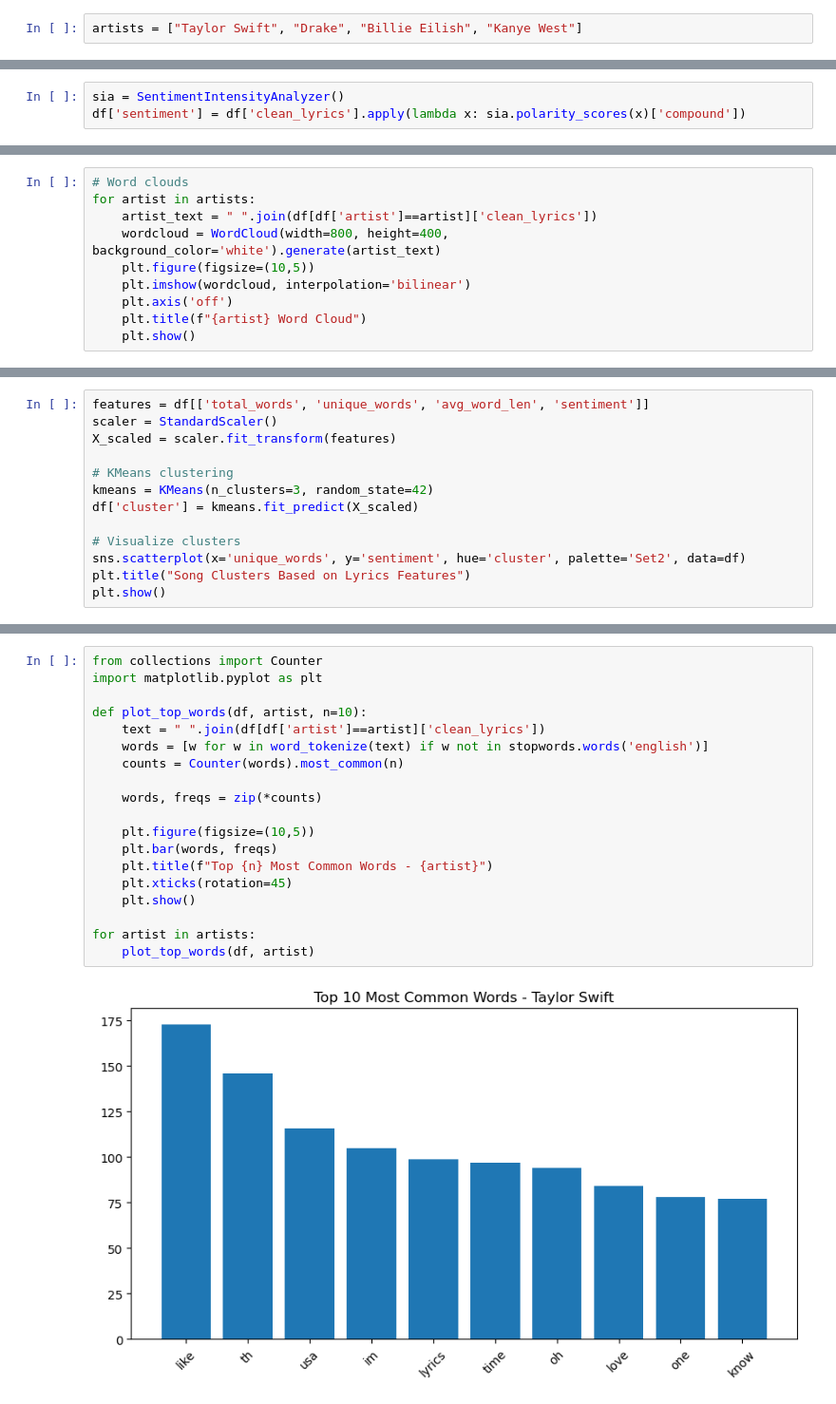
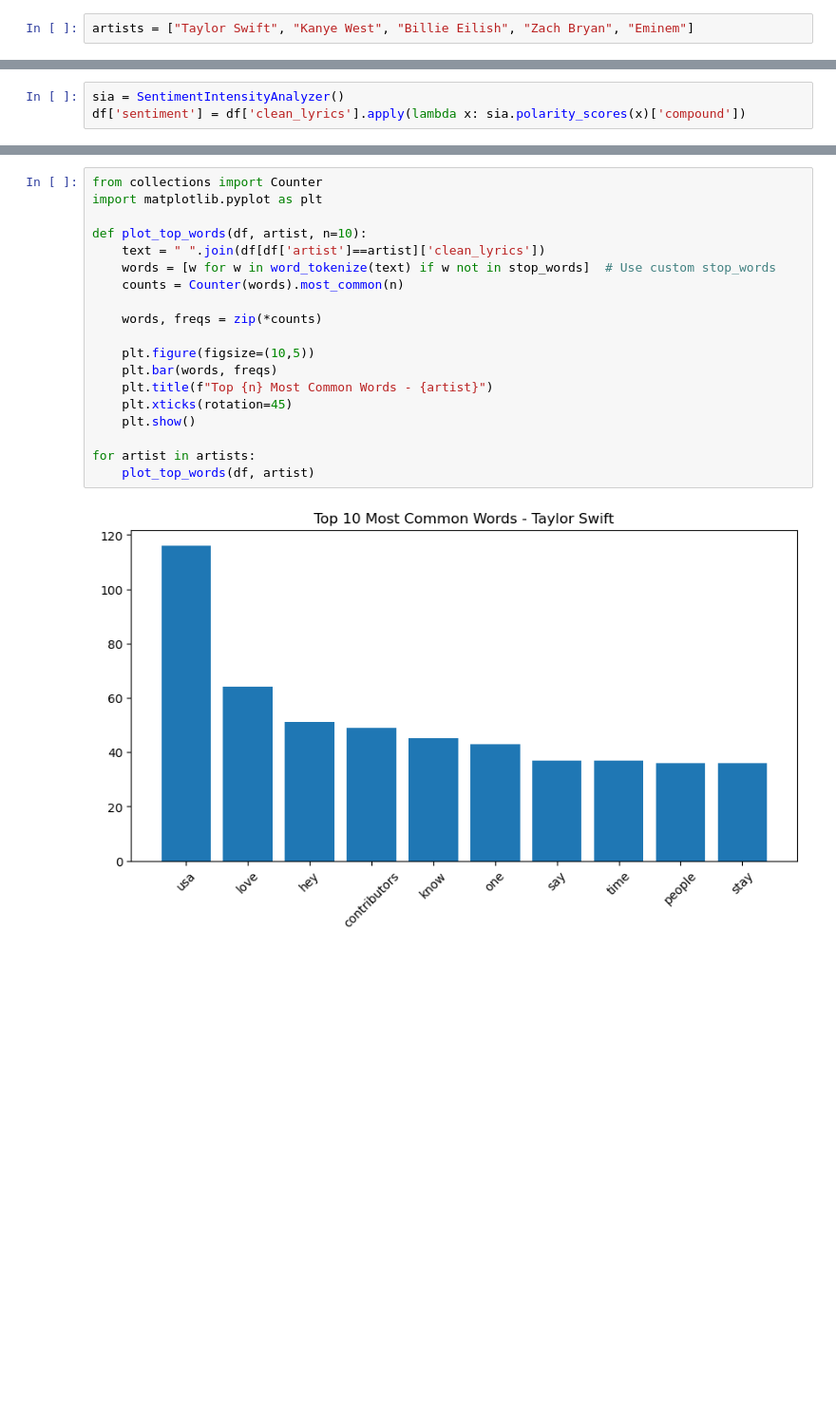
Before and after one commit to ampessin/Info-348-final-project, a Jupyter notebook: 348workspace.ipynb, the cells around one changed output, grey strips where cells are left out. Shown at 95% size. Drawn from its saved outputs; the diff is of its cells as text; blank space fills up the shorter version.

```diff
--- a/348workspace.ipynb
+++ b/348workspace.ipynb
@@ -67,4 +110,4 @@ def get_lyrics(url):
         return lyrics.get_text(separator=" ")
     return ""
 # %%
-artists = ["Taylor Swift", "Drake", "Billie Eilish", "Kanye West"]
+artists = ["Taylor Swift", "Kanye West", "Billie Eilish", "Zach Bryan", "Eminem"]
@@ -136,10 +253,0 @@ Top words for Kanye West: [('like', 205), ('im', 163), ('got', 148), ('know', 13
-# %%
-# Word clouds
-for artist in artists:
-    artist_text = " ".join(df[df['artist']==artist]['clean_lyrics'])
-    wordcloud = WordCloud(width=800, height=400, background_color='white').generate(artist_text)
-    plt.figure(figsize=(10,5))
-    plt.imshow(wordcloud, interpolation='bilinear')
-    plt.axis('off')
-    plt.title(f"{artist} Word Cloud")
-    plt.show()
@@ -165,13 +253,0 @@ plt.show()
-# %%
-features = df[['total_words', 'unique_words', 'avg_word_len', 'sentiment']]
-scaler = StandardScaler()
-X_scaled = scaler.fit_transform(features)
-
-# KMeans clustering
-kmeans = KMeans(n_clusters=3, random_state=42)
-df['cluster'] = kmeans.fit_predict(X_scaled)
-
-# Visualize clusters
-sns.scatterplot(x='unique_words', y='sentiment', hue='cluster', palette='Set2', data=df)
-plt.title("Song Clusters Based on Lyrics Features")
-plt.show()
@@ -180,21 +270,21 @@ plt.show()
 # %%
 from collections import Counter
 import matplotlib.pyplot as plt
 
 def plot_top_words(df, artist, n=10):
     text = " ".join(df[df['artist']==artist]['clean_lyrics'])
-    words = [w for w in word_tokenize(text) if w not in stopwords.words('english')]
+    words = [w for w in word_tokenize(text) if w not in stop_words]  # Use custom stop_words
     counts = Counter(words).most_common(n)
 
     words, freqs = zip(*counts)
 
     plt.figure(figsize=(10,5))
     plt.bar(words, freqs)
     plt.title(f"Top {n} Most Common Words - {artist}")
     plt.xticks(rotation=45)
     plt.show()
 
 for artist in artists:
     plot_top_words(df, artist)
 # %% [output]
-[figure, old version]
+[figure, new version]
```
Also changed, not shown: parts of 30 cells of this notebook.
